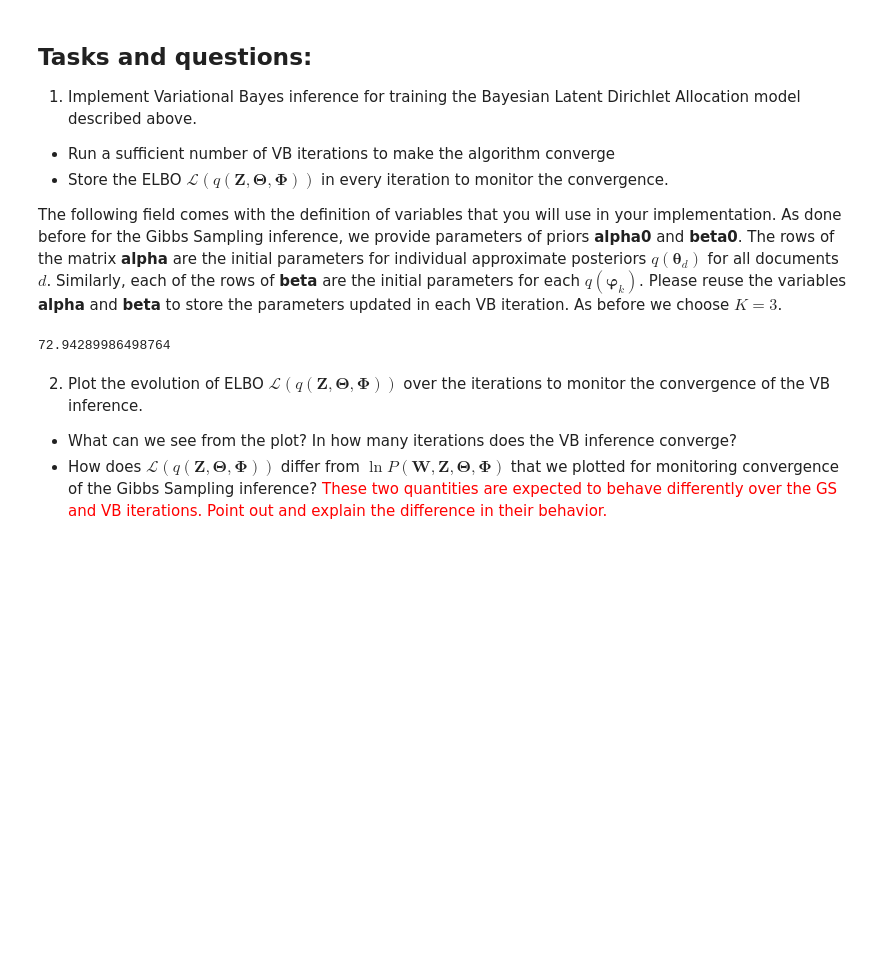
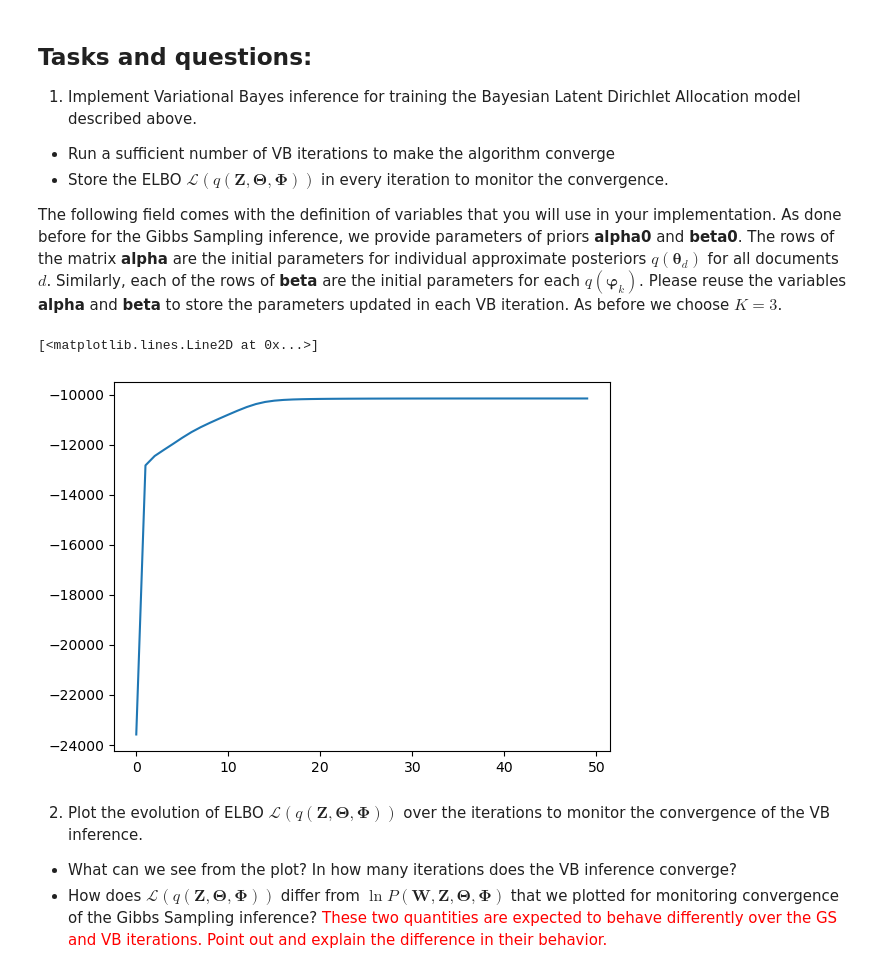
Before and after one commit to ankimme/vut-baya-bayesian-lda, a Jupyter notebook: BAYa_Assignment2022.ipynb, the cells around one changed output. Saved outputs shown, nothing was run; the diff lists cells and outputs as text; code cells hidden in the pictures; blank space fills up the shorter version.

```diff
--- a/BAYa_Assignment2022.ipynb
+++ b/BAYa_Assignment2022.ipynb
@@ -537,13 +577,8 @@ for d in range(D):
-# %%
-digamma(alpha.sum(axis=1)).max()
-digamma(beta.sum(axis=1)).max()
-
-digamma(alpha)
-a=digamma(alpha[30,1])
-np.e**a
-# alpha[30]
-# %% [output]
-72.94289986498764
+# %%
+plt.plot(L_series)
+# %% [output]
+[<matplotlib.lines.Line2D at 0x...>]
+[figure, added]
 # %% [markdown]
 2. Plot the evolution of ELBO $\mathcal{L}(q(\boldsymbol{Z}, \boldsymbol{\Theta}, \boldsymbol{\Phi}))$  over the iterations to monitor the convergence of the VB inference.
  * What can we see from the plot? In how many iterations does the VB inference converge?
```
Also changed, not shown: parts of 8 cells of this notebook.
